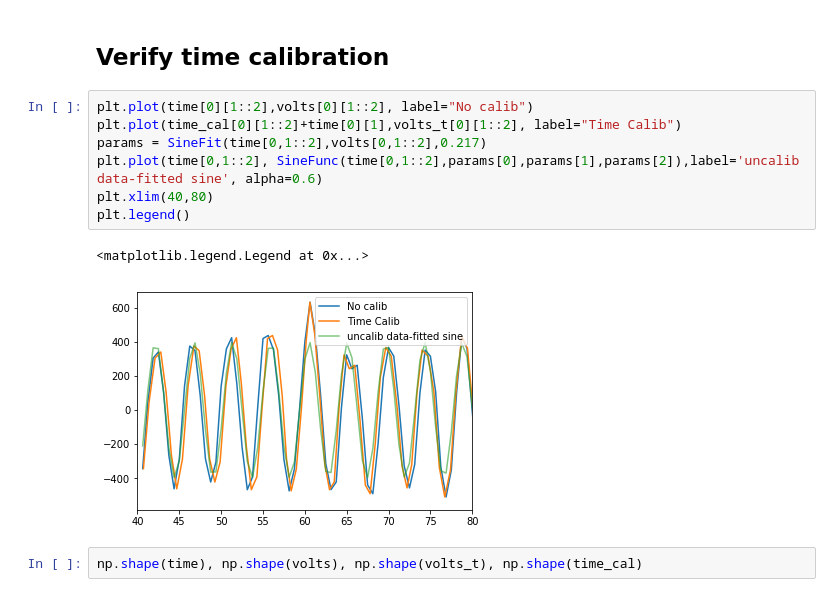
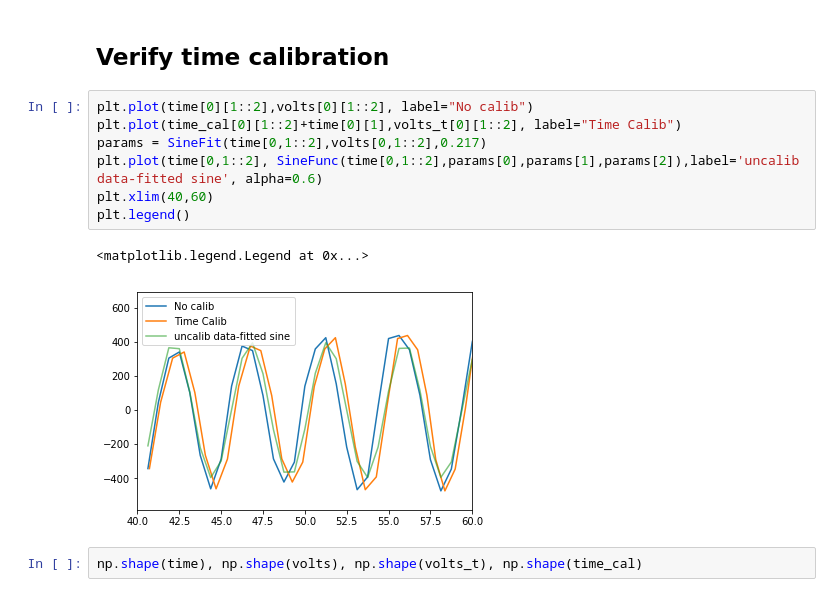
Before and after one commit to toej93/A4_calibration, a Jupyter notebook: plot_results_ch1.ipynb, the cells around one changed output. Drawn from its saved outputs; the diff is of its cells as text.

```diff
--- a/plot_results_ch1.ipynb
+++ b/plot_results_ch1.ipynb
@@ -21,13 +23,13 @@ time_cal = np.load('./SavedCalibData/time_2840_10110.npy')
 # %%
 plt.plot(time[0][1::2],volts[0][1::2], label="No calib")
 plt.plot(time_cal[0][1::2]+time[0][1],volts_t[0][1::2], label="Time Calib")
 params = SineFit(time[0,1::2],volts[0,1::2],0.217)
 plt.plot(time[0,1::2], SineFunc(time[0,1::2],params[0],params[1],params[2]),label='uncalib data-fitted sine', alpha=0.6)
-plt.xlim(40,80)
+plt.xlim(40,60)
 plt.legend()
 # %% [output]
 <matplotlib.legend.Legend at 0x...>
-[figure, old version]
+[figure, new version]
 # %%
 np.shape(time), np.shape(volts), np.shape(volts_t), np.shape(time_cal)
 # %% [output]
```
Also changed, not shown: parts of 1 cell of this notebook, 3 other files.
